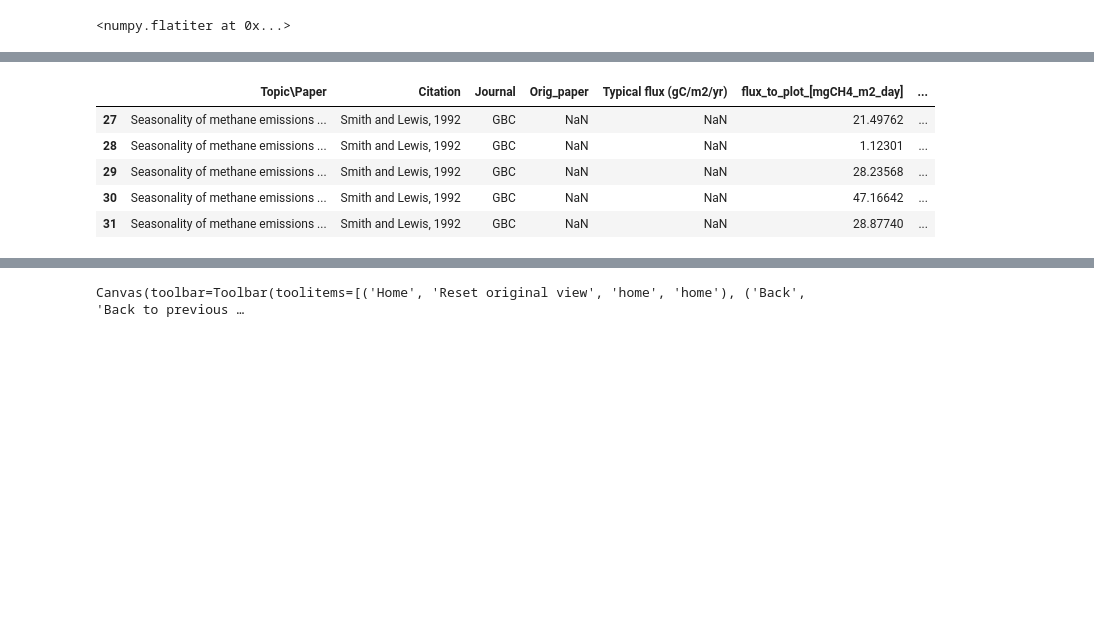
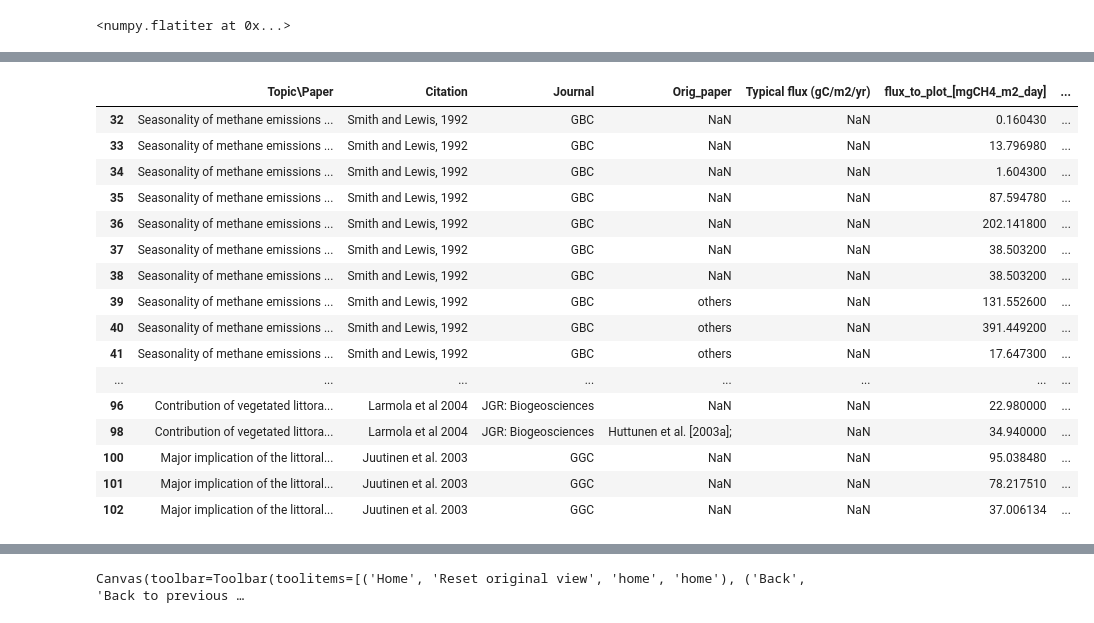
Before and after one commit to ekcomputer/random-wetlands, a Jupyter notebook: analysis/upscaleFromLandcover.ipynb, the cells around one changed output, grey strips where cells are left out. Cells and saved outputs as stored; diff of their text form; code cells hidden in the pictures; blank space fills up the shorter version.

```diff
--- a/analysis/upscaleFromLandcover.ipynb
+++ b/analysis/upscaleFromLandcover.ipynb
@@ -359,40 +359,58 @@ Saved fig to:   /mnt/d/pic/UAVSAR_classification/upscaleSensitivityRasterContour
+# %%
+## Add fluxes from lit
+lit_pth='data/Flux_synthesis.xlsx'
+df=pd.read_excel(lit_pth)
+df=df[~np.isnan( df['flux_to_plot_[mgCH4_m2_day]'])]
+
+## drop/pop OW vals
+idx=df.query('Surface == "OW"').index
+df.drop(index=idx, inplace=True)
+
+## fill empty vals
+df.loc[np.isin(df['confidence_int_min_[mgCH4_m2_day]'], 0), 'confidence_int_min_[mgCH4_m2_day]']= \
+    np.mean(df.loc[~np.isin(df['confidence_int_min_[mgCH4_m2_day]'], 0), 'confidence_int_min_[mgCH4_m2_day]'])
+df.loc[np.isin(df['confidence_int_max_[mgCH4_m2_day]'], 0), 'confidence_int_max_[mgCH4_m2_day]']= \
+    np.mean(df['confidence_int_max_[mgCH4_m2_day]'])
+
+df.loc[np.isnan(df['EM_percent']), 'EM_percent_conf_in_min']=50 # arbitrary value for lit fluxes CI w no EM % data
+df.loc[np.isnan(df['EM_percent']), 'EM_percent_conf_in_max']=50 # arbitrary value for lit fluxes CI w no EM % data
+df.loc[np.isnan(df['EM_percent']), 'EM_percent']=50 # arbitrary value for lit fluxes w no EM % data
+
+df.loc[np.isnan(df['EM_percent_conf_in_min']), 'EM_percent_conf_in_min']=5 # arbitrary value, placeholder for now #  | np.isin(df['EM_percent_conf_in_min'], 0)
+df.loc[np.isnan(df['EM_percent_conf_in_max']), 'EM_percent_conf_in_max']=5 # arbitrary value, placeholder for now
 # %%
-## Add fluxes from lit
-lit_pth='data/Flux_synthesis.xlsx'
-df=pd.read_excel(lit_pth)
-df=df[~np.isnan( df['flux_to_plot_[mgCH4_m2_day]'])]
-
-## fill empty vals
-df['confidence_int_min_[mgCH4_m2_day]'][np.isin(df['confidence_int_min_[mgCH4_m2_day]'], 0)]=np.mean(df['confidence_int_min_[mgCH4_m2_day]'])
-df['confidence_int_max_[mgCH4_m2_day]'][np.isin(df['confidence_int_max_[mgCH4_m2_day]'], 0)]=np.mean(df['confidence_int_max_[mgCH4_m2_day]'])
-df['EM_percent_conf_in_min'].loc[np.isnan(df['EM_percent'])]=50 # arbitrary value for lit fluxes CI w no EM % data
-df['EM_percent_conf_in_max'].loc[np.isnan(df['EM_percent'])]=50 # arbitrary value for lit fluxes CI w no EM % data
-df['EM_percent'].loc[np.isnan(df['EM_percent'])]=50 # arbitrary value for lit fluxes w no EM % data
-
-df['EM_percent_conf_in_min'].loc[np.isnan(df['EM_percent_conf_in_min'])]=5 # arbitrary value, placeholder for now #  | np.isin(df['EM_percent_conf_in_min'], 0)
-df['EM_percent_conf_in_max'].loc[np.isnan(df['EM_percent_conf_in_max'])]=5 # arbitrary value, placeholder for now
-
 ## assign: lit vals
 FLUXES_LIT=df[df['Orig_paper']!='above2_team' ]['flux_to_plot_[mgCH4_m2_day]'] # use for sens. plot
 FRACTION_LIT=df[df['Orig_paper']!='above2_team' ]['EM_percent'] # use for sens. plot
 FLUXES_LIT_CI=np.array([df[df['Orig_paper']!='above2_team' ]['confidence_int_min_[mgCH4_m2_day]'], df[df['Orig_paper']!='above2_team' ]['confidence_int_max_[mgCH4_m2_day]']]) # use for sens. plot
 FRACTION_LIT_CI=np.array([df[df['Orig_paper']!='above2_team' ]['EM_percent_conf_in_min'],df[df['Orig_paper']!='above2_team' ]['EM_percent_conf_in_max']]) # use for sens. plot
 
 ## assign: field vals
 FLUXES_FIELD=df[df['Orig_paper']=='above2_team' ]['flux_to_plot_[mgCH4_m2_day]'] # use for sens. plot
 FRACTION_FIELD=df[df['Orig_paper']=='above2_team' ]['EM_percent'] # use for sens. plot
 FLUXES_FIELD_CI=np.array([df[df['Orig_paper']=='above2_team' ]['confidence_int_min_[mgCH4_m2_day]'], df[df['Orig_paper']=='above2_team' ]['confidence_int_max_[mgCH4_m2_day]']]) # use for sens. plot
 FRACTION_FIELD_CI=np.array([df[df['Orig_paper']=='above2_team' ]['EM_percent_conf_in_min'],df[df['Orig_paper']=='above2_team' ]['EM_percent_conf_in_max']]) # use for sens. plot
 
 ## view
-df.head()
+df
 # df
 # df.describe()
 # %% [output]
 |  | Topic\Paper | Citation | Journal | Orig_paper | Typical flux (gC/m2/yr) | flux_to_plot_[mgCH4_m2_day] | ... |
-| 27 | Seasonality of methane emissions ... | Smith and Lewis, 1992 | GBC | NaN | NaN | 21.49762 | ... |
-| 28 | Seasonality of methane emissions ... | Smith and Lewis, 1992 | GBC | NaN | NaN | 1.12301 | ... |
-| 29 | Seasonality of methane emissions ... | Smith and Lewis, 1992 | GBC | NaN | NaN | 28.23568 | ... |
-| 30 | Seasonality of methane emissions ... | Smith and Lewis, 1992 | GBC | NaN | NaN | 47.16642 | ... |
-| 31 | Seasonality of methane emissions ... | Smith and Lewis, 1992 | GBC | NaN | NaN | 28.87740 | ... |
+| 32 | Seasonality of methane emissions ... | Smith and Lewis, 1992 | GBC | NaN | NaN | 0.160430 | ... |
+| 33 | Seasonality of methane emissions ... | Smith and Lewis, 1992 | GBC | NaN | NaN | 13.796980 | ... |
+| 34 | Seasonality of methane emissions ... | Smith and Lewis, 1992 | GBC | NaN | NaN | 1.604300 | ... |
+| 35 | Seasonality of methane emissions ... | Smith and Lewis, 1992 | GBC | NaN | NaN | 87.594780 | ... |
+| 36 | Seasonality of methane emissions ... | Smith and Lewis, 1992 | GBC | NaN | NaN | 202.141800 | ... |
+| 37 | Seasonality of methane emissions ... | Smith and Lewis, 1992 | GBC | NaN | NaN | 38.503200 | ... |
+| 38 | Seasonality of methane emissions ... | Smith and Lewis, 1992 | GBC | NaN | NaN | 38.503200 | ... |
+| 39 | Seasonality of methane emissions ... | Smith and Lewis, 1992 | GBC | others | NaN | 131.552600 | ... |
+| 40 | Seasonality of methane emissions ... | Smith and Lewis, 1992 | GBC | others | NaN | 391.449200 | ... |
+| 41 | Seasonality of methane emissions ... | Smith and Lewis, 1992 | GBC | others | NaN | 17.647300 | ... |
+| ... | ... | ... | ... | ... | ... | ... | ... |
+| 96 | Contribution of vegetated littora... | Larmola et al 2004 | JGR: Biogeosciences | NaN | NaN | 22.980000 | ... |
+| 98 | Contribution of vegetated littora... | Larmola et al 2004 | JGR: Biogeosciences | Huttunen et al. [2003a]; | NaN | 34.940000 | ... |
+| 100 | Major implication of the littoral... | Juutinen et al. 2003 | GGC | NaN | NaN | 95.038480 | ... |
+| 101 | Major implication of the littoral... | Juutinen et al. 2003 | GGC | NaN | NaN | 78.217510 | ... |
+| 102 | Major implication of the littoral... | Juutinen et al. 2003 | GGC | NaN | NaN | 37.006134 | ... |
 # %%
```
Also changed, not shown: parts of 7 cells of this notebook.
